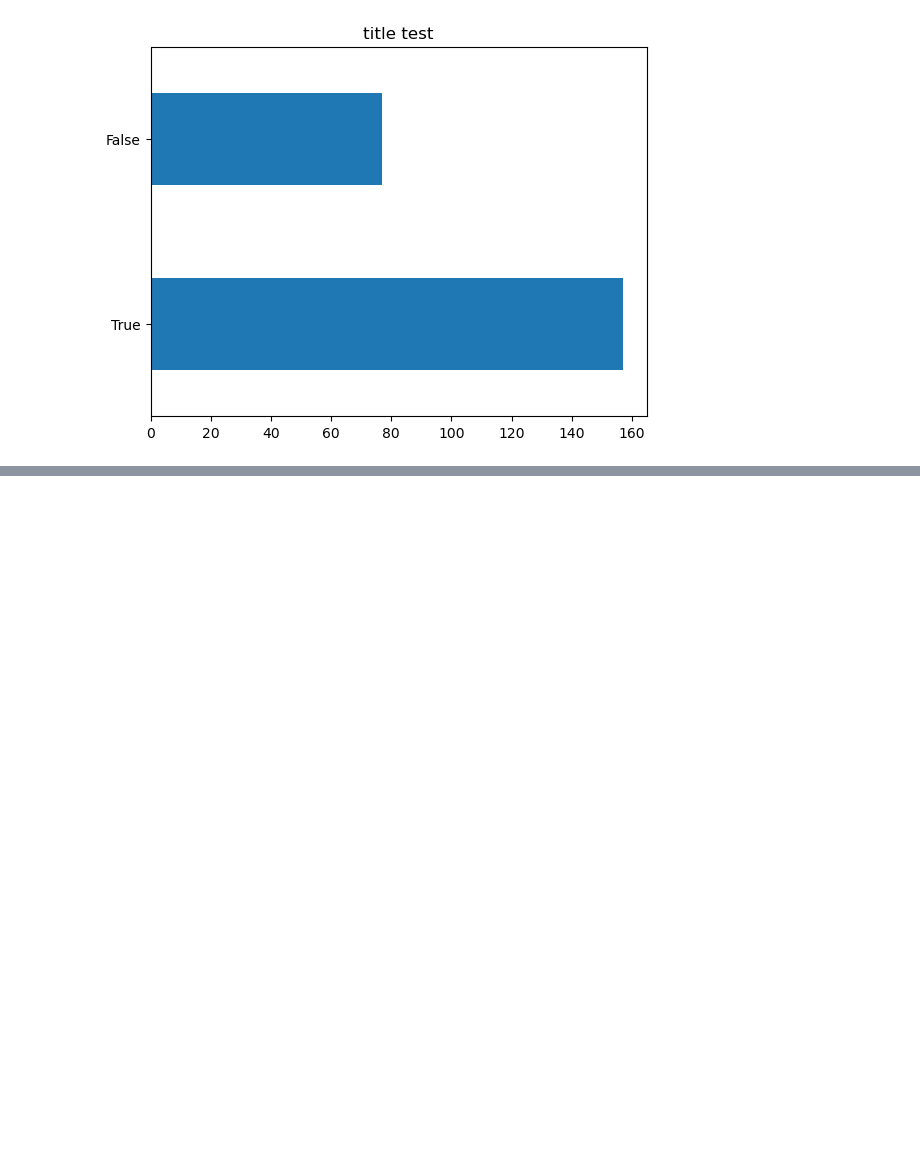
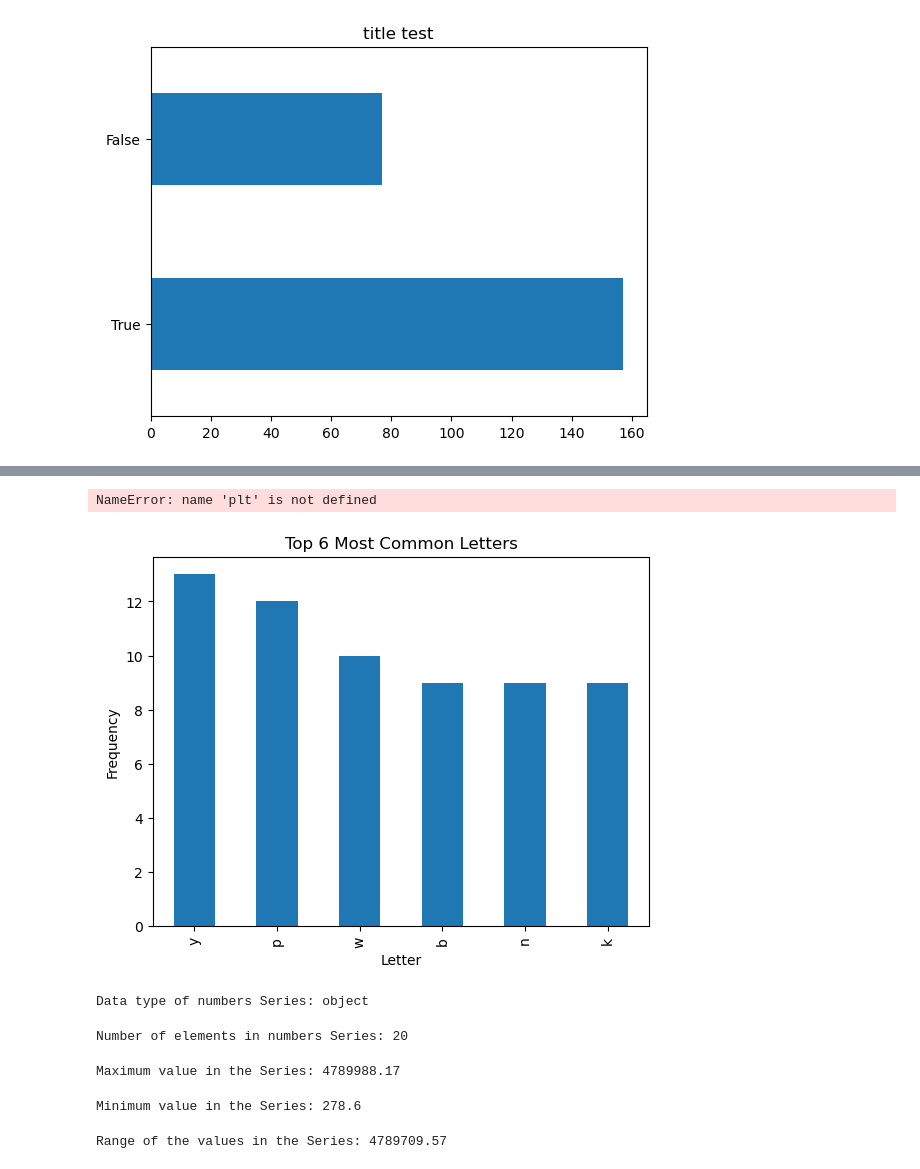
Before and after one commit to Thoai-Adam/python-exercises, a Jupyter notebook: pandas_series_pt2.ipynb, the cells around one changed output, grey strips where cells are left out. Saved outputs shown, nothing was run; the diff lists cells and outputs as text; code cells hidden in the pictures; blank space fills up the shorter version.

```diff
--- a/pandas_series_pt2.ipynb
+++ b/pandas_series_pt2.ipynb
@@ -254,0 +305,11 @@ mpg_t.str.startswith('a').value_counts().plot.barh(title='title test')  #True is
+# %%
+# Create a bar plot of the frequencies of the 6 most commonly occurring letters
+top_6_letters = letters.value_counts().head(6)
+top_6_letters.plot(kind='bar',
+                   xlabel='Letter',
+                   ylabel='Frequency',
+                   title='Top 6 Most Common Letters')
+plt.show()
+# %% [output]
+NameError: name 'plt' is not defined
+[figure, added]
@@ -254,0 +327,12 @@ mpg_t.str.startswith('a').value_counts().plot.barh(title='title test')  #True is
+# %%
+# What is the data type of the numbers Series?
+numbers_dtype = numbers.dtype
+print("Data type of numbers Series:", numbers_dtype)
+# %% [output]
+Data type of numbers Series: object
+# %%
+# How many elements are in the numbers Series?
+num_elements = len(numbers)
+print("Number of elements in numbers Series:", num_elements)
+# %% [output]
+Number of elements in numbers Series: 20
@@ -254,0 +342,18 @@ mpg_t.str.startswith('a').value_counts().plot.barh(title='title test')  #True is
+# %%
+# Discover the maximum value from the Series
+max_value = numbers.max()
+print("Maximum value in the Series:", max_value)
+# %% [output]
+Maximum value in the Series: 4789988.17
+# %%
+# Discover the minimum value from the Series
+min_value = numbers.min()
+print("Minimum value in the Series:", min_value)
+# %% [output]
+Minimum value in the Series: 278.6
+# %%
+# Find the range of the values in the Series
+range_values = max_value - min_value
+print("Range of the values in the Series:", range_values)
+# %% [output]
+Range of the values in the Series: 4789709.57
```
Also changed, not shown: parts of 19 cells of this notebook, 1 other file.
